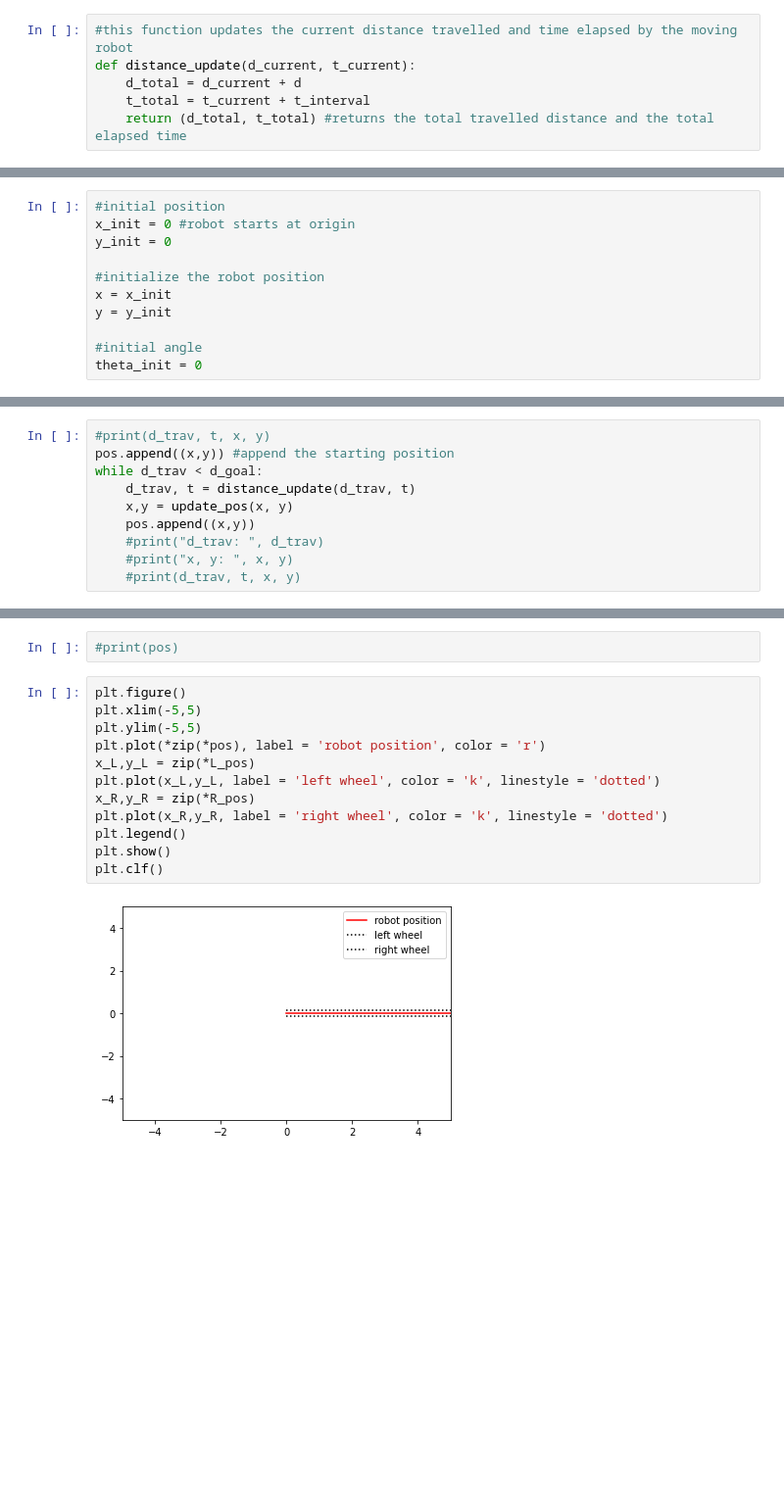
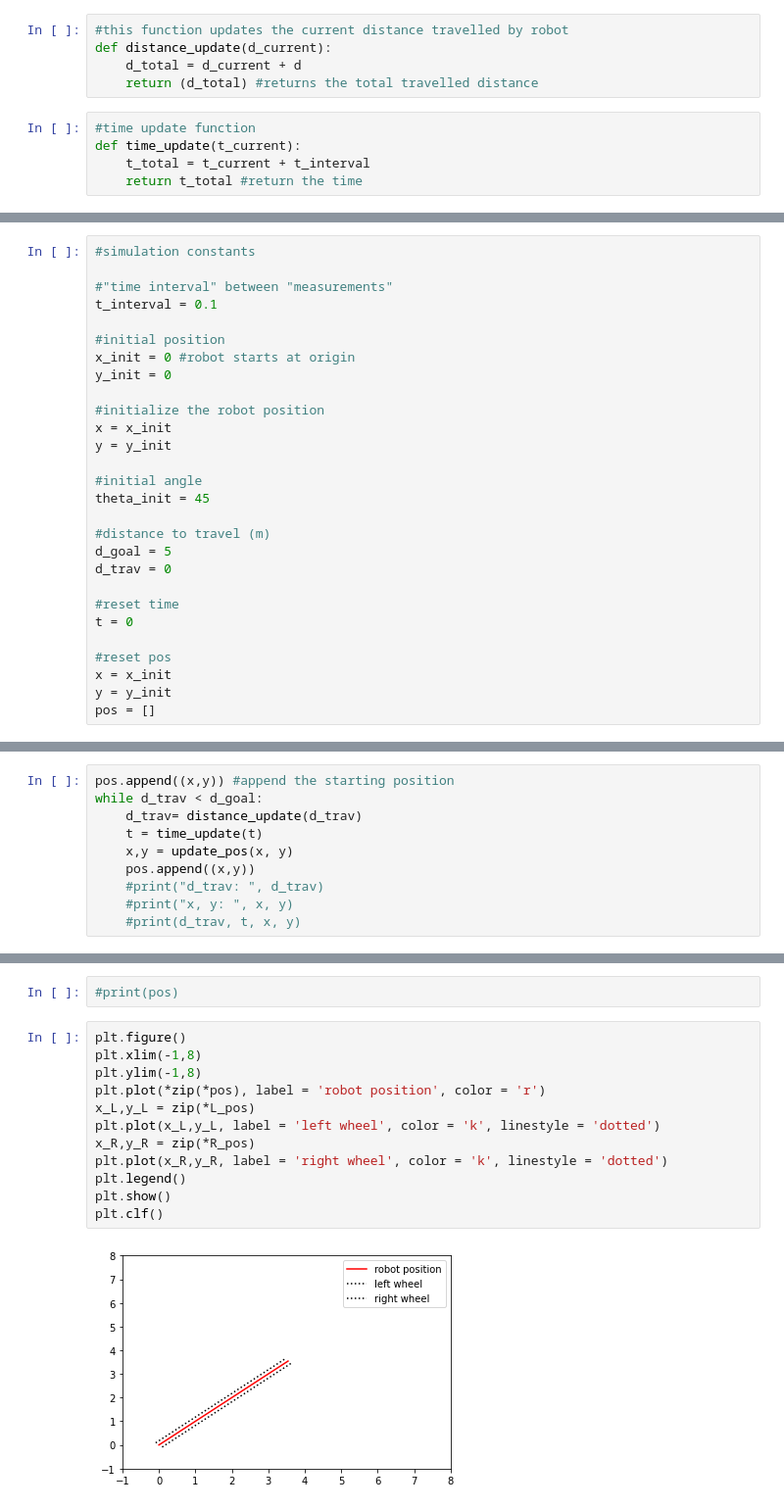
Before and after one commit to scploeger/aicv-kalman, a Jupyter notebook: KF Simulation.ipynb, the cells around one changed output, grey strips where cells are left out. Shown: that part at 98% size. Drawn from its saved outputs; the diff is of its cells as text; blank space fills up the shorter version.

```diff
--- a/KF Simulation.ipynb
+++ b/KF Simulation.ipynb
@@ -4,11 +4,15 @@ import numpy as np
 import math
 import matplotlib.pyplot as plt
 # %%
-#this function updates the current distance travelled and time elapsed by the moving robot
-def distance_update(d_current, t_current):
+#this function updates the current distance travelled by robot
+def distance_update(d_current):
     d_total = d_current + d
-    t_total = t_current + t_interval
-    return (d_total, t_total) #returns the total travelled distance and the total elapsed time
+    return (d_total) #returns the total travelled distance
+# %%
+#time update function
+def time_update(t_current):
+    t_total = t_current + t_interval
+    return t_total #return the time
 # %%
 #this function updates the x and y position of the robot each time step based on the
 #distance travelled per time step, and the initial angle
@@ -29,4 +30,9 @@ t_interval = 0.1
 # %%
+#simulation constants
+
+#"time interval" between "measurements"
+t_interval = 0.1
+
 #initial position
 x_init = 0 #robot starts at origin
 y_init = 0
@@ -36,5 +42,17 @@ x = x_init
 y = y_init
 
 #initial angle
-theta_init = 0
+theta_init = 45
+
+#distance to travel (m)
+d_goal = 5
+d_trav = 0
+
+#reset time
+t = 0
+
+#reset pos
+x = x_init
+y = y_init
+pos = []
 # %%
@@ -76,8 +81,8 @@ pos = []
 # %%
-#print(d_trav, t, x, y)
 pos.append((x,y)) #append the starting position
 while d_trav < d_goal:
-    d_trav, t = distance_update(d_trav, t)
+    d_trav= distance_update(d_trav)
+    t = time_update(t)
     x,y = update_pos(x, y)
     pos.append((x,y))
     #print("d_trav: ", d_trav)
@@ -107,16 +110,16 @@ while itr < len(pos):
 #print(pos)
 # %%
 plt.figure()
-plt.xlim(-5,5)
-plt.ylim(-5,5)
+plt.xlim(-1,8)
+plt.ylim(-1,8)
 plt.plot(*zip(*pos), label = 'robot position', color = 'r')
 x_L,y_L = zip(*L_pos)
 plt.plot(x_L,y_L, label = 'left wheel', color = 'k', linestyle = 'dotted')
 x_R,y_R = zip(*R_pos)
 plt.plot(x_R,y_R, label = 'right wheel', color = 'k', linestyle = 'dotted')
 plt.legend()
 plt.show()
 plt.clf()
 # %% [output]
-[figure, old version]
+[figure, new version]
 <Figure size 432x288 with 0 Axes>
```
Also changed, not shown: parts of 12 cells of this notebook.
